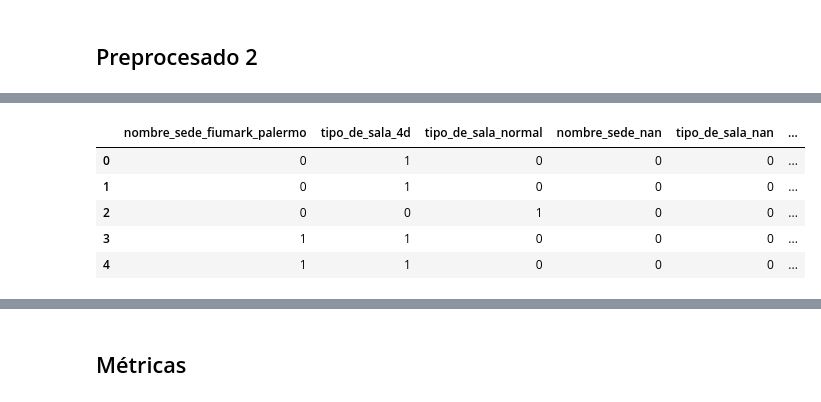
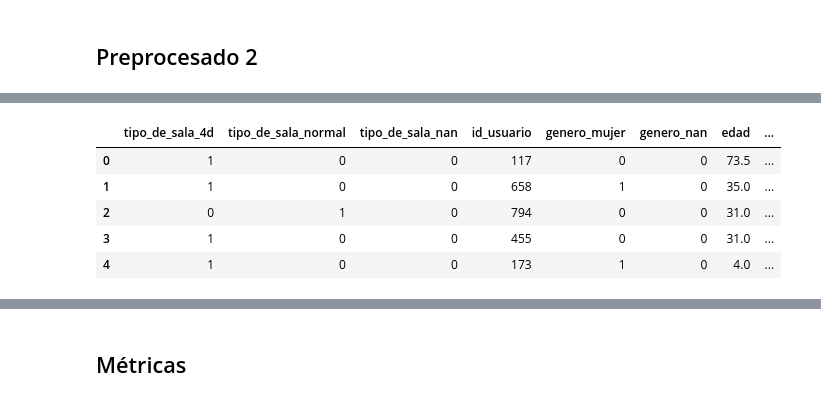
Before and after one commit to JuanOpizzi/Datos-2020-2c, a Jupyter notebook: TP2/arbol.ipynb, the cells around one changed output, grey strips where cells are left out. Cells and saved outputs as stored; diff of their text form; code cells hidden in the pictures.

```diff
--- a/TP2/arbol.ipynb
+++ b/TP2/arbol.ipynb
@@ -198,8 +198,8 @@ df_resultado.to_csv('prediccion/arbol_resultado_final.csv')
 ## Preprocesado 2
 # %%
 def preprocesado_2(dataset, columnas):
-    df = eliminar_features_que_no_aportan_info(dataset, False)
-    df = eliminar_feature(df, 'edad')
+    df = eliminar_features_que_no_aportan_info(dataset, True)
+    df = replace_nulls_column(df, 'edad', 'mediana')
     df = encodear_atributos_categoricos(df)
     df = df.reindex(columns = columnas)
     return df
@@ -224,13 +206,18 @@ columnas_nuevas
+# %%
+columnas_nuevas = ['tipo_de_sala_4d', 'tipo_de_sala_normal', 'tipo_de_sala_nan', 'id_usuario', 'genero_mujer', 'genero_nan',
+              'edad', 'amigos', 'parientes', 'precio_ticket',
+              'nombre_sede_fiumark_palermo', 'nombre_sede_fiumark_quilmes', 'nombre_sede_nan']
+columnas_2 = columnas_nuevas + volver
 # %%
-df_2 = preprocesado_2(dataset, columnas_nuevas)
+df_2 = preprocesado_2(dataset, columnas_2)
 df_2.head()
 # %% [output]
-|  | nombre_sede_fiumark_palermo | tipo_de_sala_4d | tipo_de_sala_normal | nombre_sede_nan | tipo_de_sala_nan | ... |
-| 0 | 0 | 1 | 0 | 0 | 0 | ... |
-| 1 | 0 | 1 | 0 | 0 | 0 | ... |
-| 2 | 0 | 0 | 1 | 0 | 0 | ... |
-| 3 | 1 | 1 | 0 | 0 | 0 | ... |
-| 4 | 1 | 1 | 0 | 0 | 0 | ... |
+|  | tipo_de_sala_4d | tipo_de_sala_normal | tipo_de_sala_nan | id_usuario | genero_mujer | genero_nan | edad | ... |
+| 0 | 1 | 0 | 0 | 117 | 0 | 0 | 73.5 | ... |
+| 1 | 1 | 0 | 0 | 658 | 1 | 0 | 35.0 | ... |
+| 2 | 0 | 1 | 0 | 794 | 0 | 0 | 31.0 | ... |
+| 3 | 1 | 0 | 0 | 455 | 0 | 0 | 31.0 | ... |
+| 4 | 1 | 0 | 0 | 173 | 1 | 0 | 4.0 | ... |
 # %%
 df_2.shape
 # %% [output]
```
Also changed, not shown: parts of 9 cells of this notebook, 1 other file.
